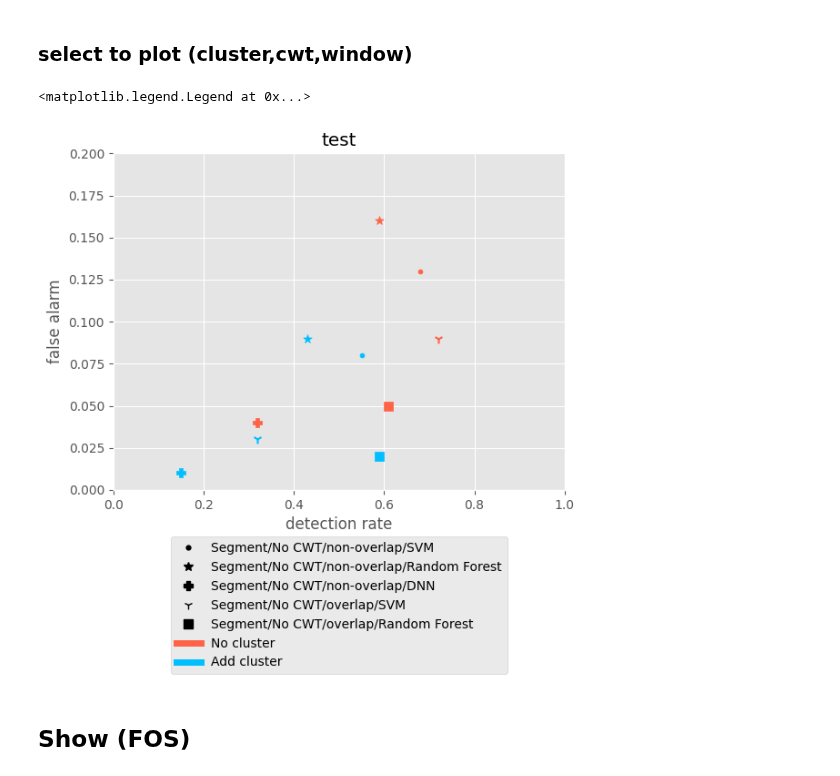
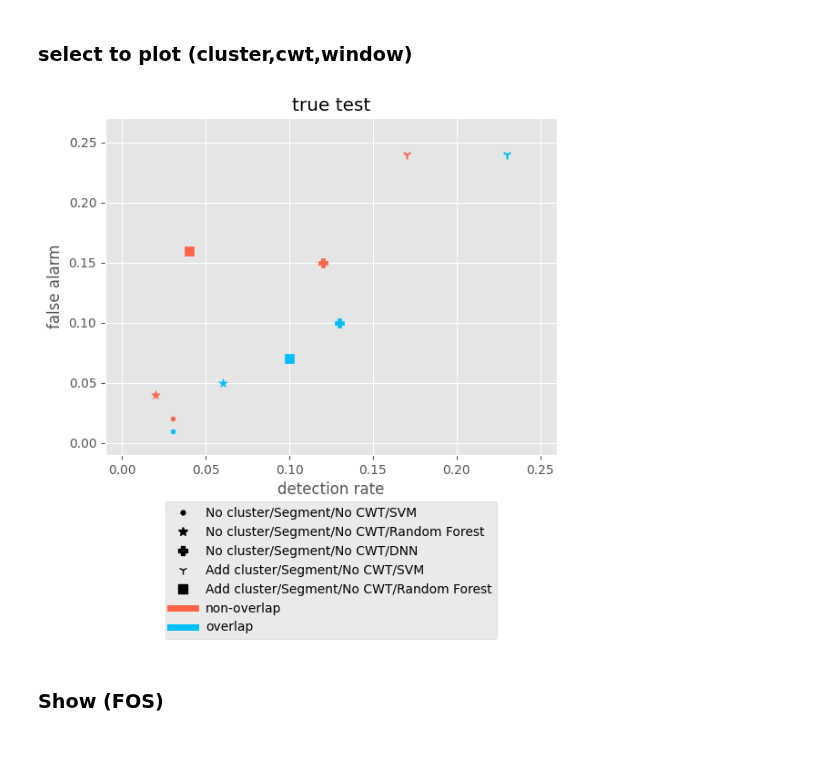
Before and after one commit to IS-Howard/final, a Jupyter notebook: result_ananlysis2.ipynb, the cells around one changed output. Saved outputs shown, nothing was run; the diff lists cells and outputs as text; code cells hidden in the pictures; blank space fills up the shorter version.

```diff
--- a/result_ananlysis2.ipynb
+++ b/result_ananlysis2.ipynb
@@ -11,3 +9,7 @@ save_root = '../final_data/analysis_plot2/'
+# %%
+save_root = '../final_data/analysis_plot3/'
+if not os.path.isdir(save_root):
+    os.makedirs(save_root)
 # %%
 def ntocell(name):
     if name.find('N')!=-1:
@@ -204,9 +206,9 @@ for s in range(3):
 ### select to plot (cluster,cwt,window)
 # %%
 # compare
-compare = 0 # 0 cluster, 2 cwt, 3 window
-sel = [0,3,4,13,17]
-i = 1  # tr te tt
+compare = 3 # 0 cluster, 2 cwt, 3 window
+sel = [4,7,9,12,11]
+i = 2 # tr te tt
 
 # axes
 axes = ['Accuracy', 'False Alerm', 'Detection Rate']
@@ -244,11 +246,6 @@ cmp_titles = [
     'Model'
 ]
 cmp = compares[compare]
-title = 'SC_'+cmp_titles[compare]+'_Compare'
-save_path = save_root+title+'/'
-if not os.path.isdir(save_path):
-    os.makedirs(save_path)
-
 
 dt = cols[i]
 x = [] #dr
@@ -271,38 +268,39 @@ cl = len(y)
 fig = plt.figure()
 ax = fig.add_subplot(111)
 
 y = np.array(y)
 x = np.array(x)
 if sel:
     y = y[:,sel]
     x = x[:,sel]
 
 colors = ['tomato','deepskyblue']
 markers = ['.','*','P','1','s']
 for cc in range(2):
     for ss in range(5):
         # c=ntocls(names[cc][ss])
         # leg = clstolegend(c)
         # plt.scatter(x[cc][ss],y[cc][ss], color=colors[cc], marker=markers[ss], s=50, label=leg)
         plt.scatter(x[cc][ss],y[cc][ss], color=colors[cc], marker=markers[ss], s=50)
 
 plt.title(subtitles[i])
-plt.xlim(0,1)
+plt.xlim(-0.01,np.max(x)+0.03)
 plt.xlabel('detection rate')
-plt.ylim(0,0.2)
+plt.ylim(-0.01,np.max(y)+0.03)
 plt.ylabel('false alarm')
 # plt.legend(loc='upper center', bbox_to_anchor=(0.5,-0.12), fancybox=True)
 legs = []
 for v in range(5):
     c=ntocls(names[0][v])
-    leg = clstolegend(c, 0)
+    leg = clstolegend(c, compare)
     legs.append(Line2D([], [], color='black', marker=markers[v], linestyle='None', markersize=7, label=leg))
 legs.append(Line2D([0], [0], color=colors[0], lw=5, label=legends[compare][0]))
 legs.append(Line2D([0], [0], color=colors[1], lw=5, label=legends[compare][1]))
 plt.legend(handles=legs, loc='upper center', bbox_to_anchor=(0.5,-0.12), fancybox=True)
+
+plt.savefig(save_root+cmp_titles[compare]+'_'+'FA&DR'+'_'+str(i+1)+'.png', bbox_inches="tight")
 # %% [output]
-<matplotlib.legend.Legend at 0x...>
-[figure, old version]
+[figure, new version]
 # %% [markdown]
-## Show (FOS)
+### Show (FOS)
 # %%
```
Also changed, not shown: parts of 9 cells of this notebook, 1 other file.
